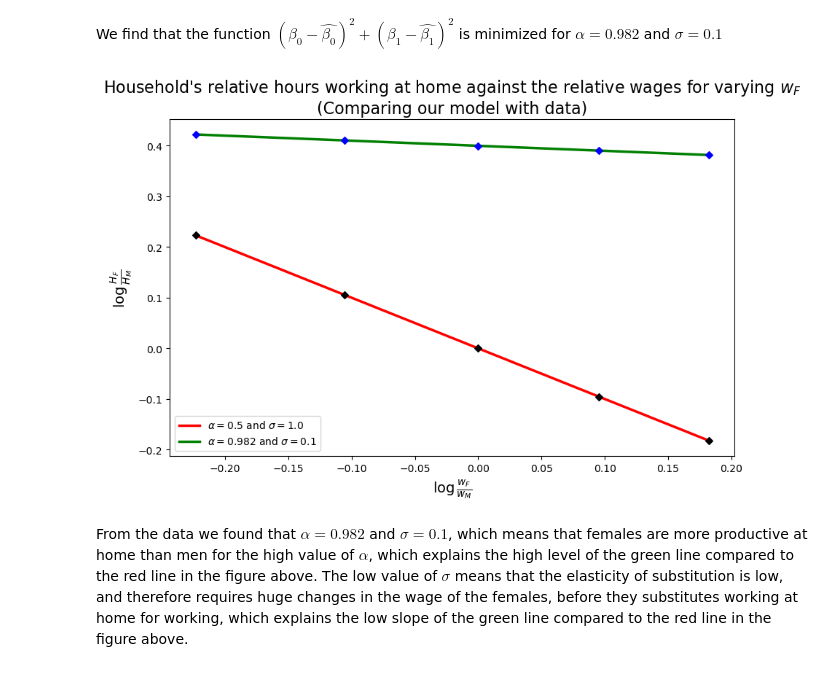
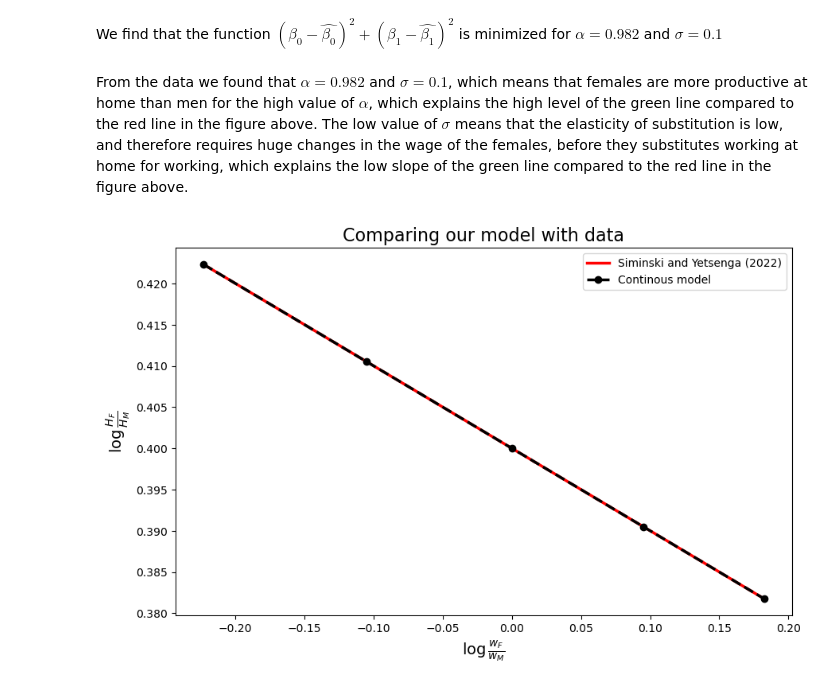
Before and after one commit to NumEconCopenhagen/projects-2023-noobs, a Jupyter notebook: inauguralproject/inauguralproject.ipynb, the cells around one changed output. Saved outputs shown, nothing was run; the diff lists cells and outputs as text; code cells hidden in the pictures.

```diff
--- a/inauguralproject/inauguralproject.ipynb
+++ b/inauguralproject/inauguralproject.ipynb
@@ -29,8 +31,8 @@ The autoreload extension is already loaded. To reload it, use:
 # %%
-# Create dictionaries
-dict_HF = {}
-dict_HM = {}
-dict_ratio = {}
+# Create zero vectors
+HF_vec = {}
+HM_vec = {}
+ratio_vec = {}
 
 # Using varying parameters of alpha and sigma
 for alpha in [0.25, 0.50, 0.75]:
@@ -43,9 +45,9 @@ for alpha in [0.25, 0.50, 0.75]:
         dsol = model.solve_discrete()
 
         # store the result
-        dict_HF[(alpha, sigma)] = dsol.HF
-        dict_HM[(alpha, sigma)] = dsol.HM
-        dict_ratio[(alpha, sigma)] = dsol.HF/dsol.HM
+        HF_vec[(alpha, sigma)] = dsol.HF
+        HM_vec[(alpha, sigma)] = dsol.HM
+        ratio_vec[(alpha, sigma)] = dsol.HF/dsol.HM
 
         # print results
         print(f'Relative hours = HF/HM = {dsol.HF:.2f}/{dsol.HM:.2f}= {dsol.HF/dsol.HM:.2f} for alpha and sigma {alpha, sigma}')
@@ -57,7 +59,7 @@ fig = plt.figure(figsize=(12,6))# figsize is in inches...
 # b. left plot
 ax_left = fig.add_subplot(1,2,1)
 for sigma in [0.5, 1.0, 1.5]:
-    y = [dict_ratio[(alpha, sigma)] for alpha in [0.25, 0.50, 0.75]]
+    y = [ratio_vec[(alpha, sigma)] for alpha in [0.25, 0.50, 0.75]]
     ax_left.plot([0.25, 0.50, 0.75], y, label=rf"$\sigma={sigma}$")
 ax_left.set_xlabel(r'$\alpha$',fontsize=14)
 ax_left.set_ylabel(rf"Ratio, $\frac{{H_F}}{{H_M}}$",fontsize=12)
@@ -67,7 +69,7 @@ ax_left.legend()
 # c. right plot
 ax_right = fig.add_subplot(1,2,2)
 for alpha in [0.25, 0.50, 0.75]:
-    y = [dict_ratio[(alpha, sigma)] for sigma in [0.5, 1.0, 1.5]]
+    y = [ratio_vec[(alpha, sigma)] for sigma in [0.5, 1.0, 1.5]]
     ax_right.plot([0.5, 1.0, 1.5], y, label=rf"$\alpha={alpha}$")
 ax_right.set_xlabel(r'$\sigma$',fontsize=14)
 ax_right.set_ylabel(rf"Ratio, $\frac{{H_F}}{{H_M}}$",fontsize=12)
@@ -223,41 +186,29 @@ alpha = 0.982 and sigma = 0.100 for the target values (beta0, beta1): (0.4, -0.1
 # %% [markdown]
 We find that the function $\left(\beta_0-\hat{\beta_0}\right)^2+\left(\beta_1-\hat{\beta_1}\right)^2$ is minimized for $\alpha=0.982$ and $\sigma=0.1$
-# %%
-#We illustrate how the model fit the data:
-log_HFHM = {}
-for i, alpha in enumerate([0.50, 0.982]):
-    for j, sigma in enumerate([1.0, 0.100]):
-        # Set new values for alpha and sigma
-        model.par.alpha = alpha
-        model.par.sigma = sigma
-
-        # solve the model
-        model.solve_wF_vec()
-
-        # store the result
-        log_HFHM[(i, j)] = np.log(model.sol.HF_vec/model.sol.HM_vec)
-
-# create plot
-fig = plt.figure(figsize=(10,6))# figsize is in inches
-
-# plot the log values
-ax = fig.add_subplot(1, 1, 1)
-
-# plot for model
-ax.scatter(np.log(wF), log_HFHM[0, 0], color='black', marker='D', s=25, zorder=10)
-ax.plot(np.log(wF), log_HFHM[0, 0], color='red', lw=2.5, label = rf"$\alpha=0.5$ and $\sigma=1.0$") # wM is normalized to 1 and we can thus take the relative wages as wF
-
-# plot for data
-ax.scatter(np.log(wF), log_HFHM[1, 1], color='blue', marker='D', s=25, zorder=10)
-ax.plot(np.log(wF), log_HFHM[1, 1], color='green', lw=2.5, label = rf"$\alpha=0.982$ and $\sigma=0.1$") # wM is normalized to 1 and we can thus take the relative wages as wF
-
-# set labels
-ax.set_xlabel(rf"$\log \frac{{w_F}}{{w_M}}$",fontsize=14)
-ax.set_ylabel(rf"$\log \frac{{H_F}}{{H_M}}$",fontsize=14)
-ax.set_title("Household's relative hours working at home against the relative wages for varying $w_F$ \n(Comparing our model with data)", fontsize=16)
-plt.legend()
-plt.show()
-# %% [output]
-[figure, removed]
 # %% [markdown]
 From the data we found that $\alpha=0.982$ and $\sigma=0.1$, which means that females are more productive at home than men for the high value of $\alpha$, which explains the high level of the green line compared to the red line in the figure above. The low value of $\sigma$ means that the elasticity of substitution is low, and therefore requires huge changes in the wage of the females, before they substitutes working at home for working, which explains the low slope of the green line compared to the red line in the figure above.
+# %%
+# Siminski and Yetsenga (2022) results
+x = np.log(np.linspace(0.8, 1.2, 2))
+y = model.par.beta0_target + model.par.beta1_target*x
+
+# create plot
+fig = plt.figure(figsize=(10,6))# figsize is in inches
+
+# plot the log values
+ax = fig.add_subplot(1, 1, 1)
+
+# plot data and model
+ax.plot(x, y, color='red', linestyle='-', lw=2.5, label = rf"Siminski and Yetsenga (2022)")
+
+# plot for data
+ax.plot(log_wFwM, model.sol.logHFHM_vec, color='black', marker='o', linestyle='--', lw=2.5, label = rf"Continous model")
+
+# set labels
+ax.set_xlabel(rf"$\log \frac{{w_F}}{{w_M}}$",fontsize=14)
+ax.set_ylabel(rf"$\log \frac{{H_F}}{{H_M}}$",fontsize=14)
+ax.set_title( rf"Comparing our model with data", fontsize=16)
+plt.legend()
+plt.show()
+# %% [output]
+[figure, added]
```
Also changed, not shown: parts of 11 cells of this notebook, 1 other file.
